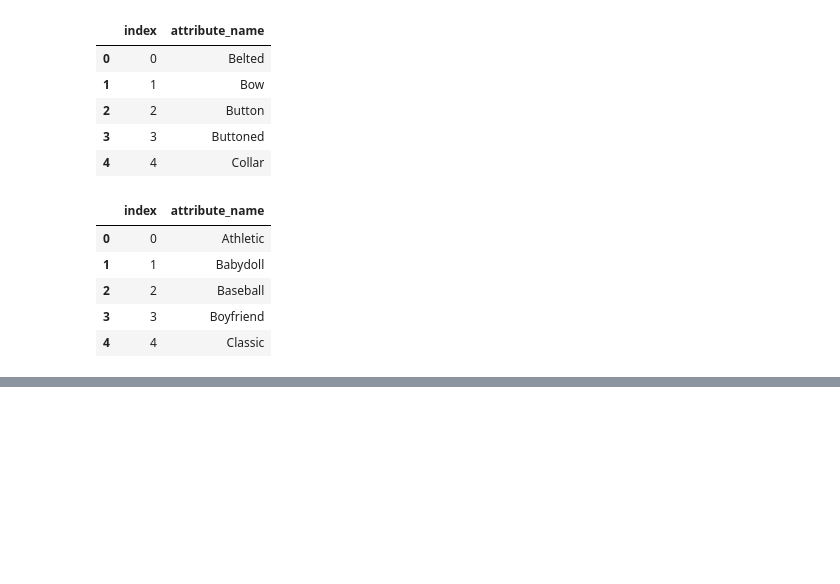
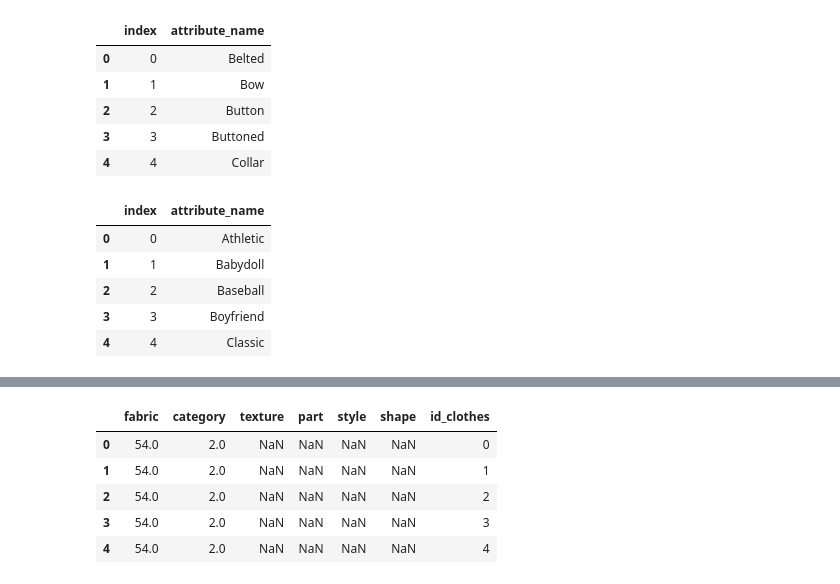
Before and after one commit to Vitally05/TO52_Clothes_detection, a Jupyter notebook: 1database_files.ipynb, the cells around one changed output, grey strips where cells are left out. Cells and saved outputs as stored; diff of their text form; code cells hidden in the pictures; blank space fills up the shorter version.

```diff
--- a/1database_files.ipynb
+++ b/1database_files.ipynb
@@ -162,0 +292,12 @@ def csv_to_txt(csv_path, txt_path):
+# %%
+df.drop(columns=['attributes'], inplace=True)
+df.drop(columns=['image_name'], inplace=True)
+df['id_clothes'] = range(0, len(df))  # Starts the ID from 1 to the length of DataFrame
+df.head()
+# %% [output]
+|  | fabric | category | texture | part | style | shape | id_clothes |
+| 0 | 54.0 | 2.0 | NaN | NaN | NaN | NaN | 0 |
+| 1 | 54.0 | 2.0 | NaN | NaN | NaN | NaN | 1 |
+| 2 | 54.0 | 2.0 | NaN | NaN | NaN | NaN | 2 |
+| 3 | 54.0 | 2.0 | NaN | NaN | NaN | NaN | 3 |
+| 4 | 54.0 | 2.0 | NaN | NaN | NaN | NaN | 4 |
```
Also changed, not shown: parts of 20 cells of this notebook.
